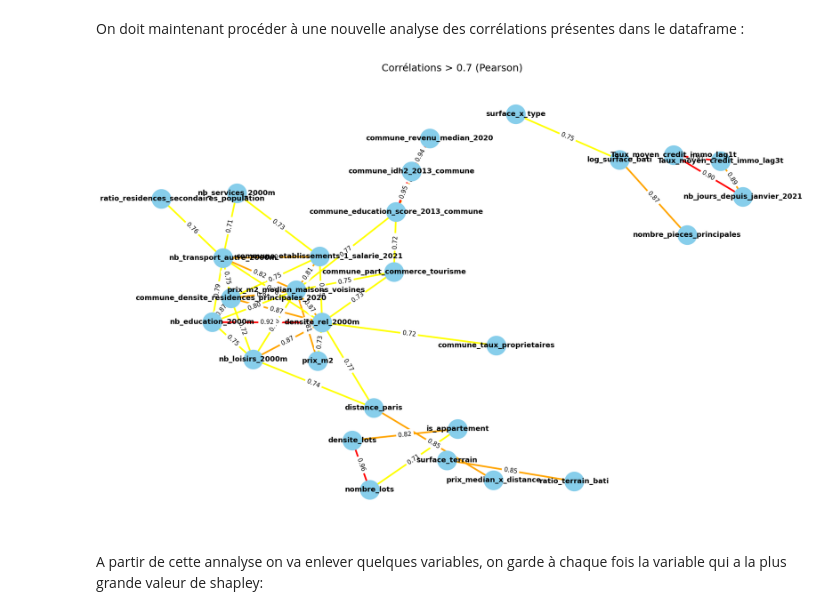
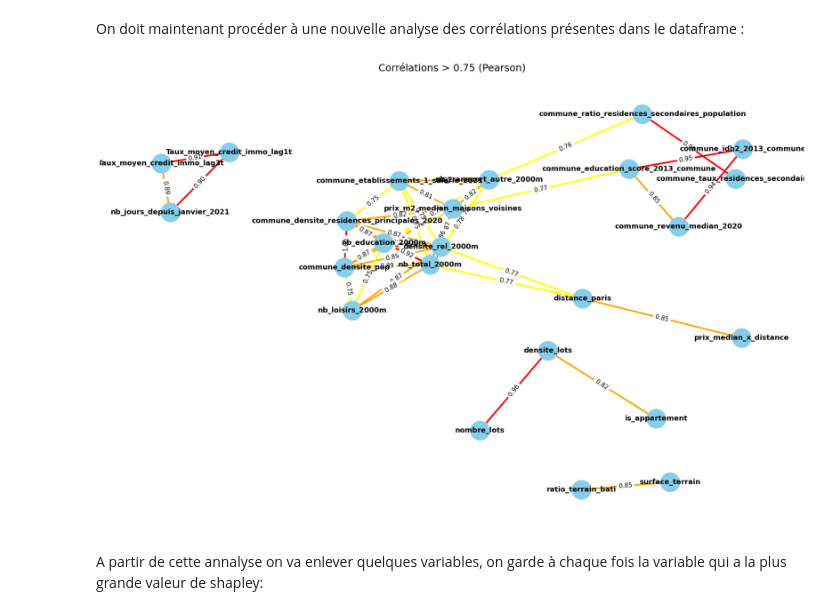
Before and after one commit to leocoooo/land_value_prediction, a Jupyter notebook: notebooks/03_selection_features.ipynb, the cells around one changed output. Saved outputs shown, nothing was run; the diff lists cells and outputs as text; code cells hidden in the pictures.

```diff
--- a/notebooks/03_selection_features.ipynb
+++ b/notebooks/03_selection_features.ipynb
@@ -227,35 +227,35 @@ def plot_strong_correlations(df, threshold=0.7, figsize=(18, 12), seed=42):
 
     G = nx.Graph()
     for i, j, w in edges:
         G.add_edge(i, j, weight=w)
 
     edge_colors = []
     for u, v in G.edges():
         w = G[u][v]['weight']
         if threshold < w <= 0.8:
             edge_colors.append('yellow')
         elif 0.8 < w <= 0.9:
             edge_colors.append('orange')
         elif w > 0.9:
             edge_colors.append('red')
         else:
             edge_colors.append('grey')
 
     plt.figure(figsize=figsize)
     pos = nx.spring_layout(G, k=0.6, seed=seed)
     nx.draw_networkx_nodes(G, pos, node_size=1200, node_color="#87CEEB")
     nx.draw_networkx_edges(G, pos, edge_color=edge_colors, width=3)
     nx.draw_networkx_labels(G, pos, font_size=13, font_weight='bold')
     edge_labels = {(u, v): f"{G[u][v]['weight']:.2f}" for u, v in G.edges()}
     nx.draw_networkx_edge_labels(G, pos, edge_labels=edge_labels, font_color='black', font_size=11)
     plt.title(f"Corrélations > {threshold} (Pearson)", fontsize=18)
     plt.axis('off')
     plt.tight_layout()
     plt.show()
 
-plot_strong_correlations(df_train_with_selected_features, threshold=0.7)
+plot_strong_correlations(df_train_with_selected_features.drop(columns="prix_m2"), threshold=0.75)
 # %% [output]
-[figure, old version]
+[figure, new version]
 # %% [markdown]
 A partir de cette annalyse on va enlever quelques variables, on garde à chaque fois la variable qui a la plus grande valeur de shapley:
 # %%
```
Also changed, not shown: parts of 10 cells of this notebook, 2 other files.
